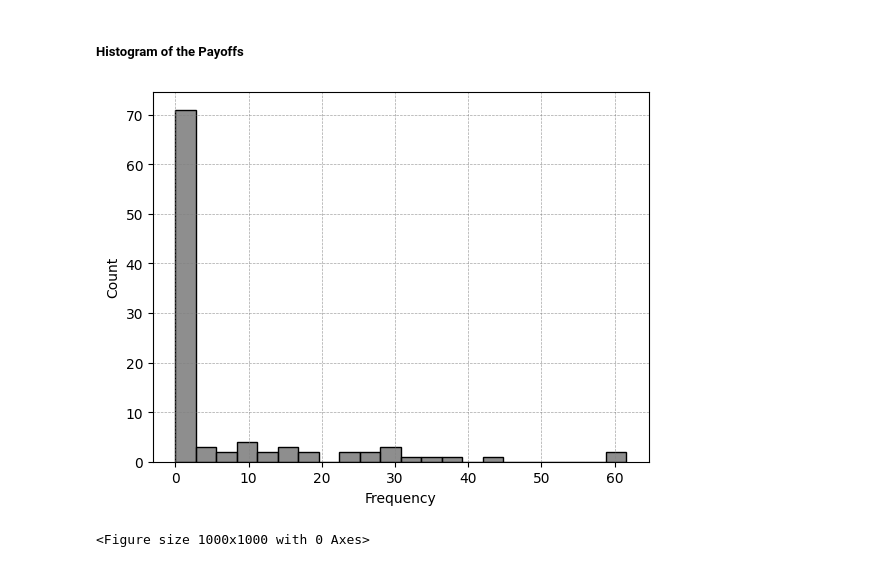
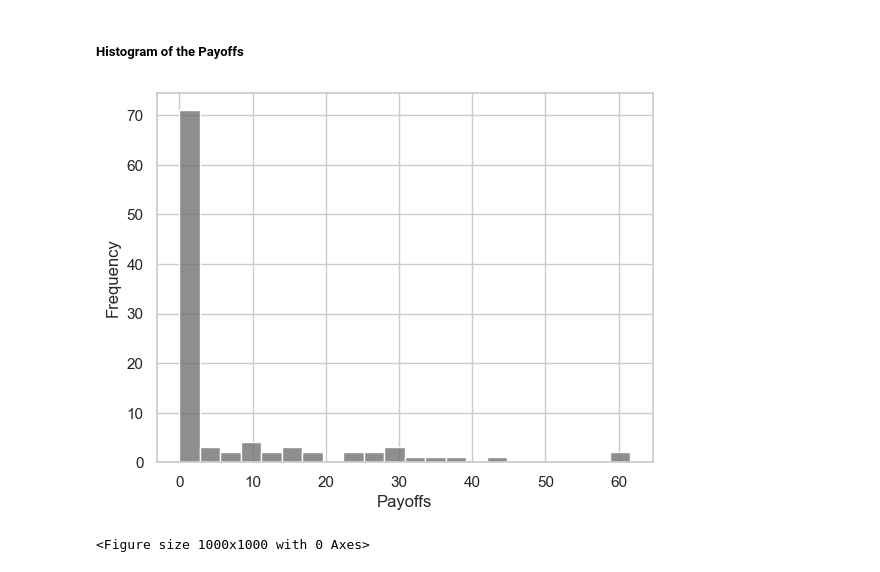
Before and after one commit to MasandeBesi/Project-Code-, a Jupyter notebook: Data Generation.ipynb, the cells around one changed output. Saved outputs shown, nothing was run; the diff lists cells and outputs as text; code cells hidden in the pictures.

```diff
--- a/Data Generation.ipynb
+++ b/Data Generation.ipynb
@@ -166,16 +166,15 @@ difference = S1_T2[0] - S2_T2[0]         # Difference between the two stock at T
 payoffs    = np.maximum(difference, 0)   # Payoffs for Party II
 # %%
 import seaborn as sns
+import matplotlib.pyplot as plt
 
-fig
-sns.histplot(payoffs, color="dimgray")
-plt.xlabel('Payoffs')
-plt.xlabel('Frequency')
-plt.grid(True, which = 'both', linestyle = '--', linewidth = 0.5, color = 'grey', alpha = 0.7)
+sns.set(style="whitegrid")
+hist_plot = sns.histplot(payoffs, color="dimgray")
+hist_plot.set(xlabel='Payoffs', ylabel='Frequency')
 plt.savefig("payoffs.png", bbox_inches='tight')
 plt.show()
 # %% [output]
-[figure, old version]
+[figure, new version]
 # %%
 s1 = np.linspace(np.min(S1_T2[0]), np.max(S1_T2[0]), 500)
 s2 = np.linspace(np.min(S2_T2[0]), np.max(S2_T2[0]), 500)
```
